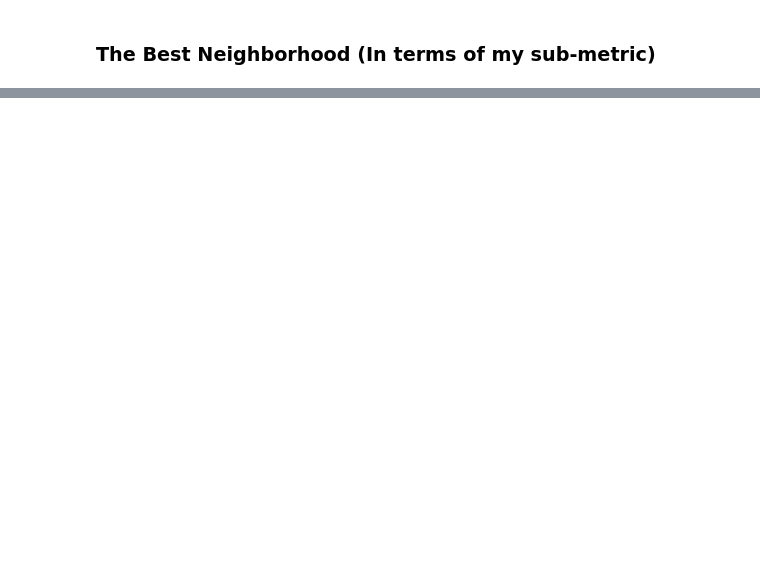
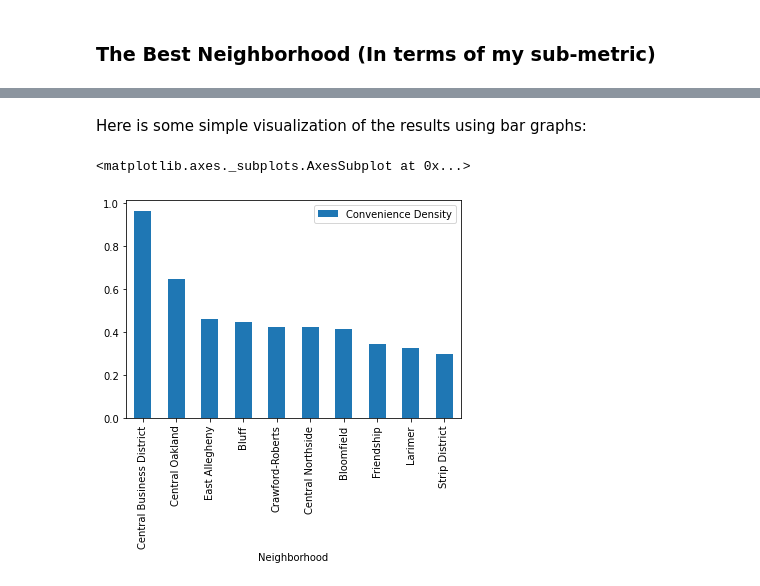
Before and after one commit to benLannis/CS10-Final-Project, a Jupyter notebook: Bens_Dataset.ipynb, the cells around one changed output, grey strips where cells are left out. Saved outputs shown, nothing was run; the diff lists cells and outputs as text; code cells hidden in the pictures; blank space fills up the shorter version.

```diff
--- a/Bens_Dataset.ipynb
+++ b/Bens_Dataset.ipynb
@@ -39,0 +94,27 @@ Conclusion here.
+# %%
+# Import the Point class so we can make use of Longitude and Latitude data from our simpData dataset:
+from shapely.geometry import Point
+
+count = 0
+hitscount = 0
+convenienceCount = 0
+supermarketCount = 0
+
+for i, store in simpData.iterrows():
+    # Store the longitude and latitude data in a Point Object
+    pt = Point(store["Lon"], store["Lat"])
+    count += 1
+
+    # Now iterate through numEach dataset and increment counter accordingly
+    for j, hood in numEach.iterrows():
+        if hood["Shape"].contains(pt):
+            hitscount += 1
+            if store["Category"] == "Convenience Store":
+                numEach.at[j, 'ConvenienceCount'] = numEach.at[j, 'ConvenienceCount'] + 1
+            elif store["Category"] == "Supermarket":
+                supermarketCount += 1
+                numEach.at[j, 'GroceryCount'] = numEach.at[j, 'GroceryCount'] + 1
+
+print(count)
+print(hitscount)
+numEach.head()
@@ -39,0 +132,8 @@ Conclusion here.
+# %%
+for i, neighborhood in numEach.iterrows():
+    numEach.at[i, "ConvenienceCount"] = numEach.at[i, "ConvenienceCount"] / numEach.at[i, "Area"]
+    numEach.at[i, "GroceryCount"] = numEach.at[i, "GroceryCount"] / numEach.at[i, "Area"]
+
+numEach.columns = ['Neighborhood', 'Shape', 'Area', 'Convenience Density', 'Grocery Density']
+
+numEach.head()
@@ -39,0 +149,5 @@ Conclusion here.
+# %%
+convenience_sorted = numEach.sort_values("Convenience Density", ascending=False)
+grocery_sorted = numEach.sort_values("Grocery Density", ascending=False)
+
+convenience_sorted.head()
@@ -39,0 +161,8 @@ Conclusion here.
+# %% [markdown]
+Here is some simple visualization of the results using bar graphs:
+# %%
+topConvenience = convenience_sorted[0:10]
+topConvenience.plot.bar("Neighborhood", "Convenience Density")
+# %% [output]
+<matplotlib.axes._subplots.AxesSubplot at 0x...>
+[figure, added]
```
Also changed, not shown: parts of 24 cells of this notebook, 7 other files.
